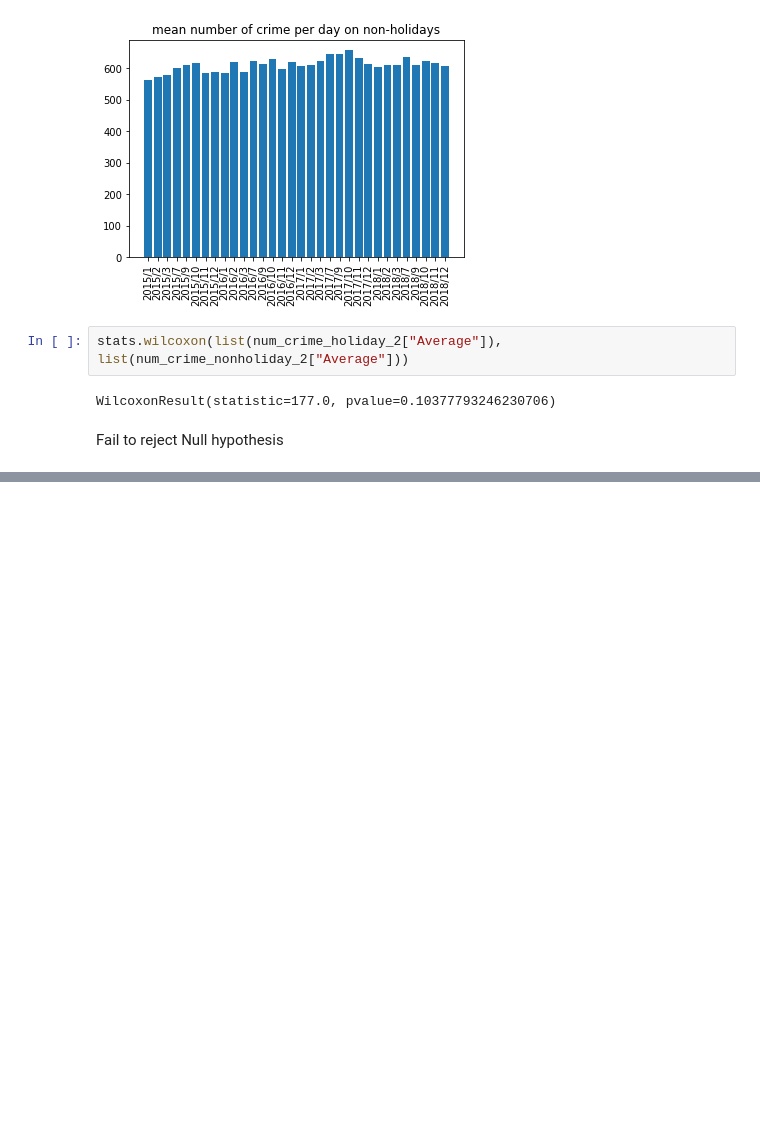
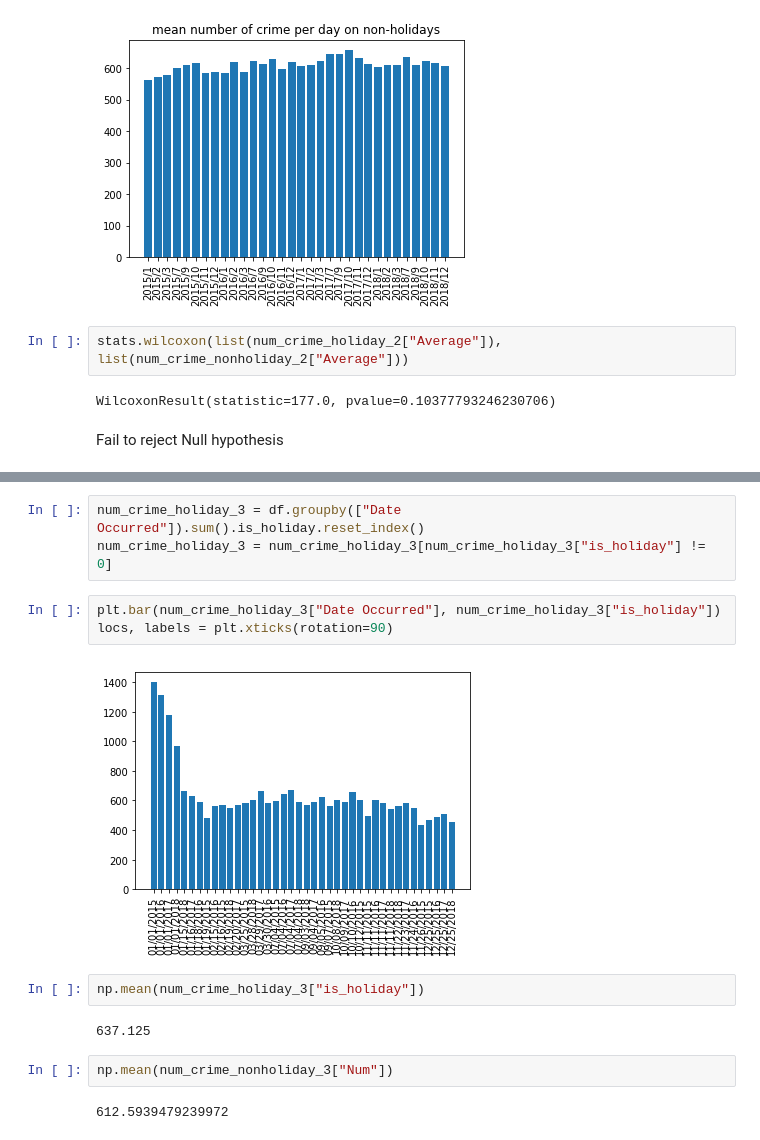
Before and after one commit to r3qin/COGS108Final, a Jupyter notebook: final.ipynb, the cells around one changed output, grey strips where cells are left out. Drawn from its saved outputs; the diff is of its cells as text; blank space fills up the shorter version.

```diff
--- a/final.ipynb
+++ b/final.ipynb
@@ -166,0 +179,16 @@ Fail to reject Null hypothesis
+# %%
+num_crime_holiday_3 = df.groupby(["Date Occurred"]).sum().is_holiday.reset_index()
+num_crime_holiday_3 = num_crime_holiday_3[num_crime_holiday_3["is_holiday"] != 0]
+# %%
+plt.bar(num_crime_holiday_3["Date Occurred"], num_crime_holiday_3["is_holiday"])
+locs, labels = plt.xticks(rotation=90)
+# %% [output]
+[figure, added]
+# %%
+np.mean(num_crime_holiday_3["is_holiday"])
+# %% [output]
+637.125
+# %%
+np.mean(num_crime_nonholiday_3["Num"])
+# %% [output]
+612.5939479239972
```
Also changed, not shown: parts of 7 cells of this notebook.
